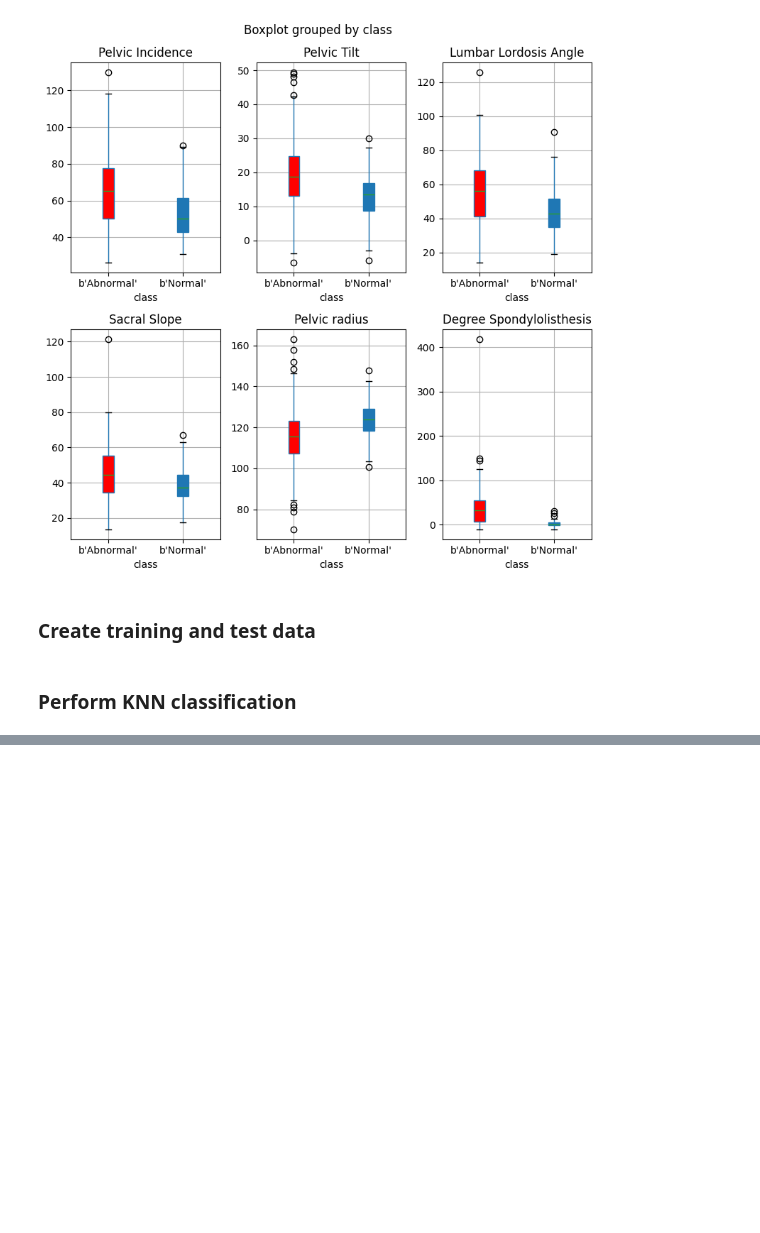
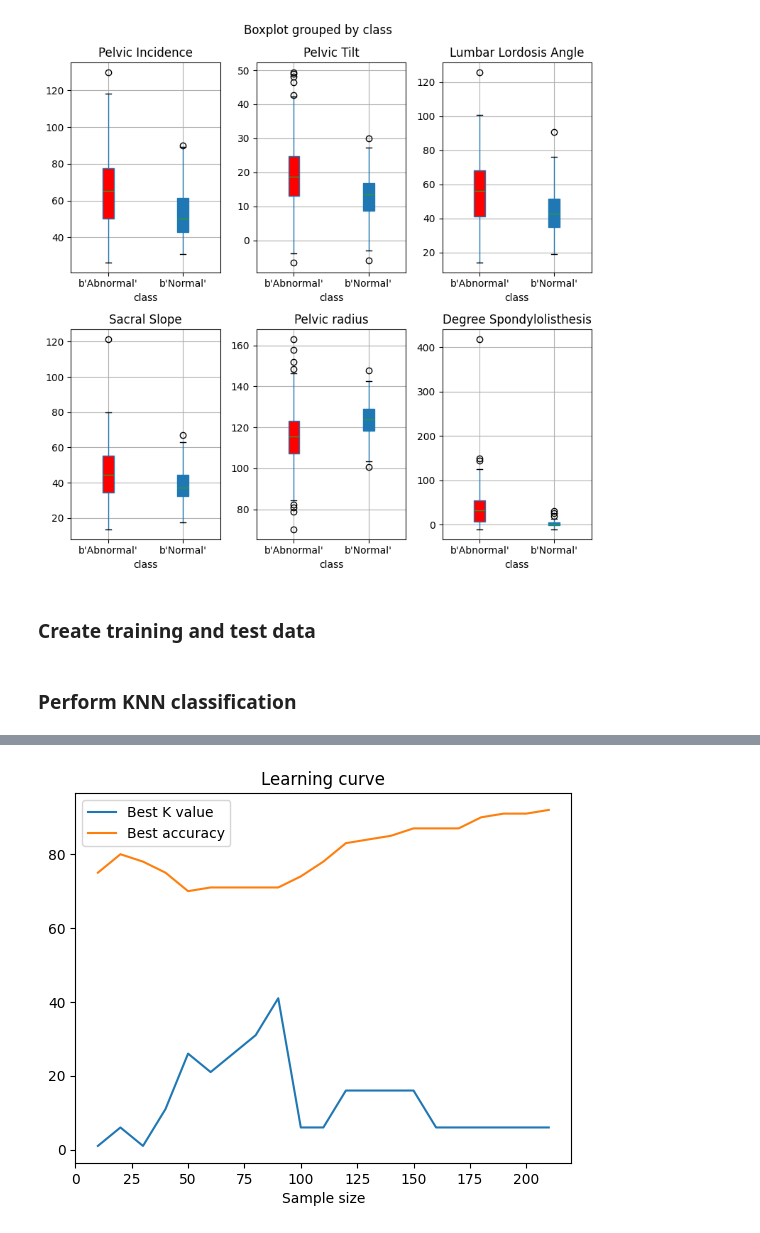
Before and after one commit to suryanarayanan21/DSCI552-Assignments, a Jupyter notebook: notebook/Ananthakrishnan_Suryanarayanan_HW1.ipynb, the cells around one changed output, grey strips where cells are left out. Cells and saved outputs as stored; diff of their text form; code cells hidden in the pictures; blank space fills up the shorter version.

```diff
--- a/notebook/Ananthakrishnan_Suryanarayanan_HW1.ipynb
+++ b/notebook/Ananthakrishnan_Suryanarayanan_HW1.ipynb
@@ -158,0 +171,39 @@ accuracies
+# %%
+def sample_dataset(dataset, n):
+    # Sample n // 3 items from data with class = 0, and n - n // 3 items from data with class = 1
+    data0 = dataset[dataset['class'] == b'Normal'][:n//3]
+    data1 = dataset[dataset['class'] == b'Abnormal'][:n - n//3]
+    data = pandas.concat([data0, data1])
+    data.reset_index(drop=True, inplace=True)
+    return (data.drop(columns='class'), data['class'].apply(lambda x: 0 if x == b'Normal' else 1))
+
+def find_best_k(sample_dataset):
+    n = len(sample_dataset[0])
+    classifiers = [dict(classifier = KNeighborsClassifier(n_neighbors=k),
+                    neighbours = k,
+                    accuracy = 0) for k in range(1,n,5)]
+
+    bestAccuracyIndex = 0
+
+    for i, classifier in enumerate(classifiers):
+        classifier['classifier'].fit(sample_dataset[0],sample_dataset[1])
+        predictions = classifier['classifier'].predict(test_data_variables)
+        classifier['accuracy'] = accuracy_score(test_data_labels, predictions)
+
+        if classifier['accuracy'] > classifiers[bestAccuracyIndex]['accuracy']:
+            bestAccuracyIndex = i
+
+    return (classifiers[bestAccuracyIndex]['neighbours'], classifiers[bestAccuracyIndex]['accuracy'])
+
+
+training_samples = [sample_dataset(training_data, i) for i in range(10,220,10)]
+best_k_by_sample_size = [find_best_k(sample) for sample in training_samples]
+# %%
+plot.plot([len(sample[0]) for sample in training_samples], [x[0] for x in best_k_by_sample_size], label="Best K value")
+plot.plot([len(sample[0]) for sample in training_samples], [x[1]*100 for x in best_k_by_sample_size], label="Best accuracy")
+plot.xlabel("Sample size")
+plot.title("Learning curve")
+plot.legend()
+plot.show()
+# %% [output]
+[figure, added]
```
Also changed, not shown: parts of 6 cells of this notebook.
